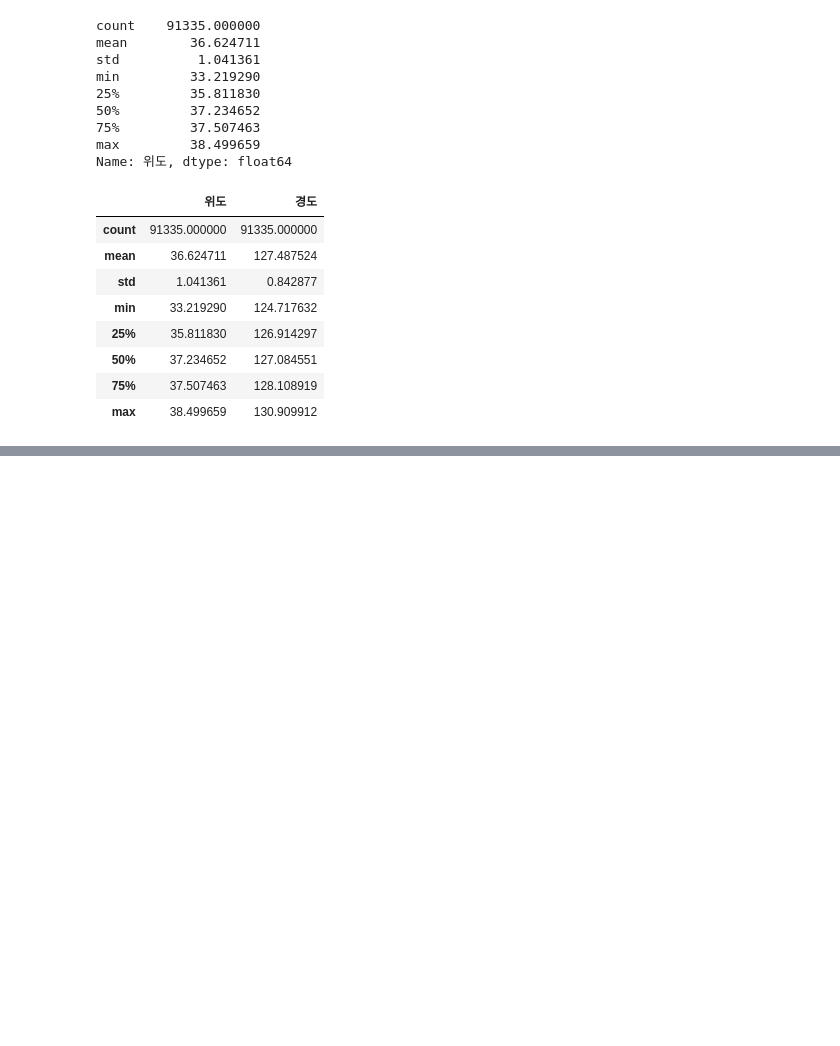
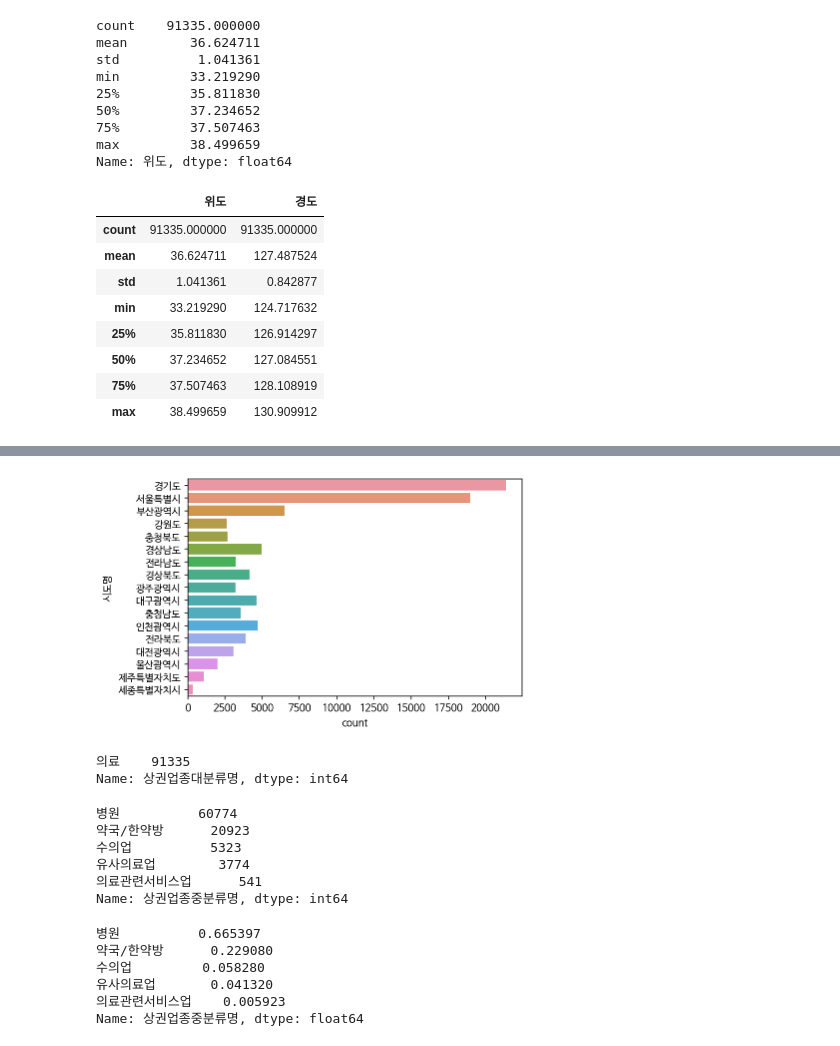
Before and after one commit to JaeHong-Park987/studying, a Jupyter notebook: 2주차/서울 종합병원 분포 확인하기.ipynb, the cells around one changed output, grey strips where cells are left out. Cells and saved outputs as stored; diff of their text form; code cells hidden in the pictures; blank space fills up the shorter version.

```diff
--- a/2주차/서울 종합병원 분포 확인하기.ipynb
+++ b/2주차/서울 종합병원 분포 확인하기.ipynb
@@ -383,0 +491,33 @@ df1.describe(include="object") # number : 수치형 / object : 문자형 -> 기
+# %%
+# seaborn 라이브러리 사용
+c = sns.countplot(data = df1, y = "시도명") # 변수에 담아주면 그래프만 출력된다.
+# %% [output]
+[figure, added]
+# %%
+# 상권업종대분류명 갯수 세기
+df["상권업종대분류명"].value_counts()
+# %% [output]
+의료    91335
+Name: 상권업종대분류명, dtype: int64
+# %%
+# 상권업종중분류명 갯수 세기
+c = df["상권업종중분류명"].value_counts()
+c
+# %% [output]
+병원          60774
+약국/한약방      20923
+수의업          5323
+유사의료업        3774
+의료관련서비스업      541
+Name: 상권업종중분류명, dtype: int64
+# %%
+# 상권업종중분류명 비율
+n = df["상권업종중분류명"].value_counts(normalize=True)
+n
+# %% [output]
+병원          0.665397
+약국/한약방      0.229080
+수의업         0.058280
+유사의료업       0.041320
+의료관련서비스업    0.005923
+Name: 상권업종중분류명, dtype: float64
```
Also changed, not shown: parts of 26 cells of this notebook.
